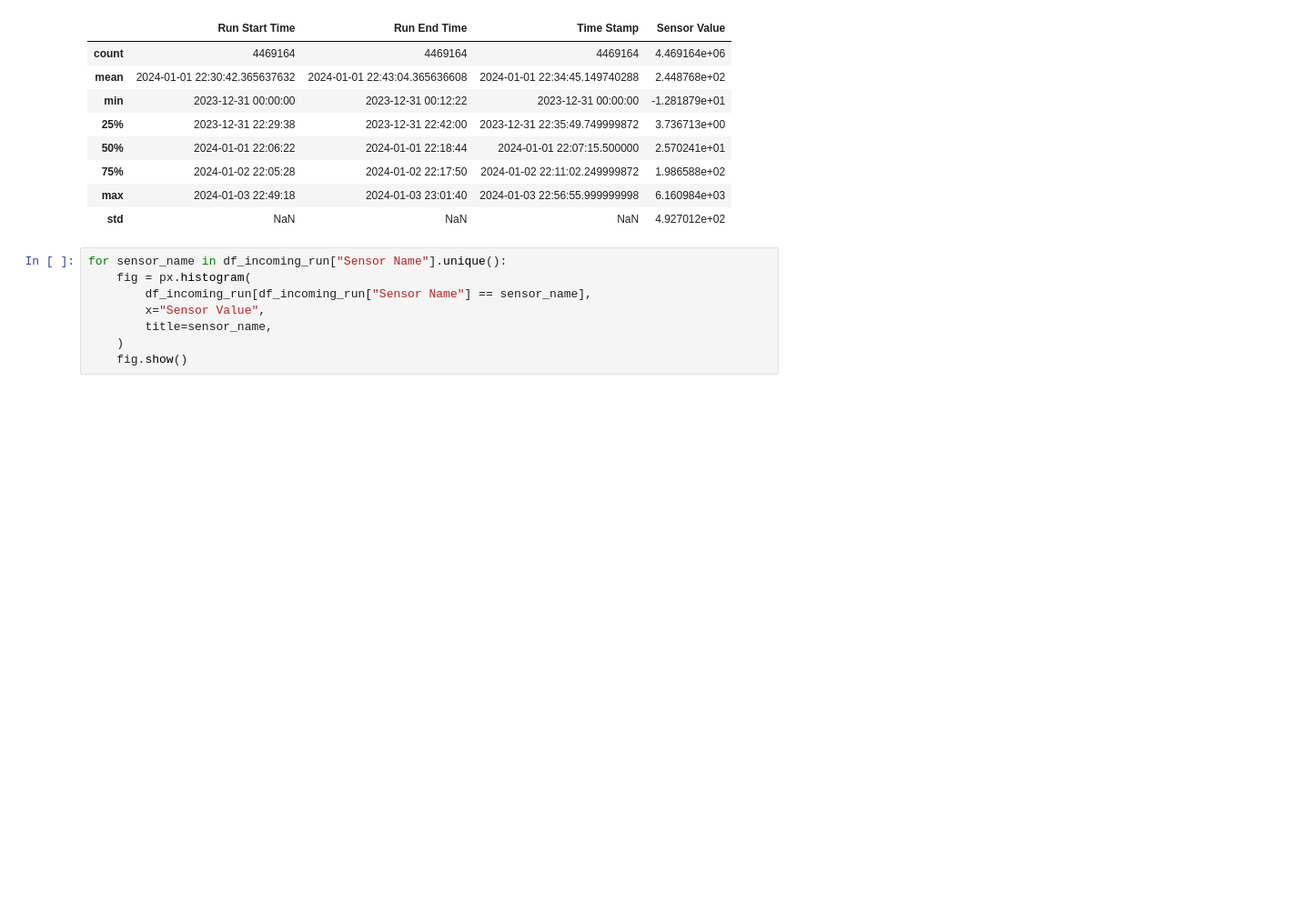
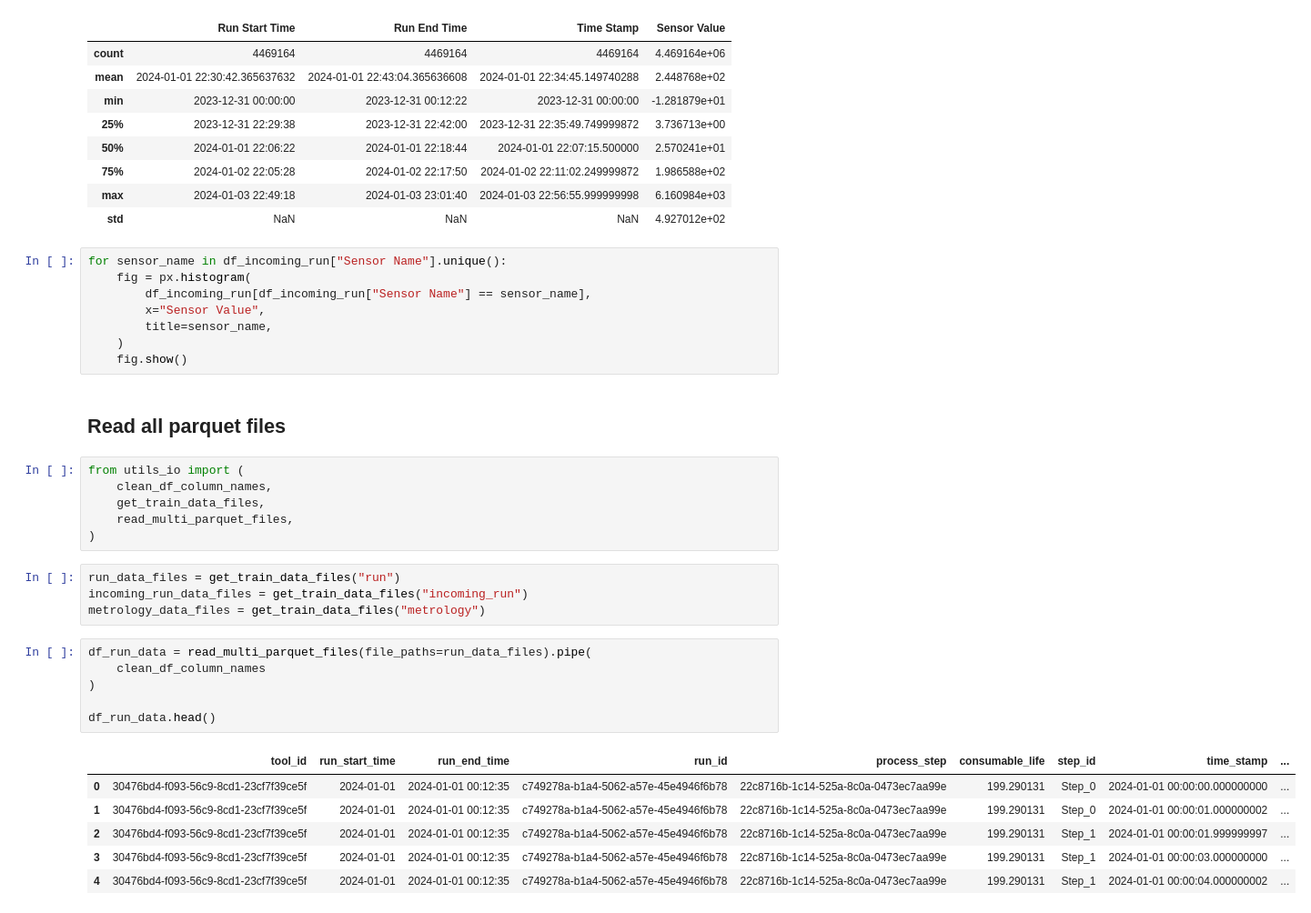
Before and after one commit to InsomaniacElf/Micron-AI-Challenge, a Jupyter notebook: 0_eda.ipynb, the cells around one changed output. Shown at 91% size. Saved outputs shown, nothing was run; the diff lists cells and outputs as text; blank space fills up the shorter version.

```diff
--- a/0_eda.ipynb
+++ b/0_eda.ipynb
@@ -55,3 +57,28 @@ for sensor_name in df_incoming_run["Sensor Name"].unique():
         title=sensor_name,
     )
     fig.show()
+# %% [markdown]
+## Read all parquet files
+# %%
+from utils_io import (
+    clean_df_column_names,
+    get_train_data_files,
+    read_multi_parquet_files,
+)
+# %%
+run_data_files = get_train_data_files("run")
+incoming_run_data_files = get_train_data_files("incoming_run")
+metrology_data_files = get_train_data_files("metrology")
+# %%
+df_run_data = read_multi_parquet_files(file_paths=run_data_files).pipe(
+    clean_df_column_names
+)
+
+df_run_data.head()
+# %% [output]
+|  | tool_id | run_start_time | run_end_time | run_id | process_step | consumable_life | step_id | time_stamp | ... |
+| 0 | 30476bd4-f093-56c9-8cd1-23cf7f39ce5f | 2024-01-01 | 2024-01-01 00:12:35 | c749278a-b1a4-5062-a57e-45e4946f6b78 | 22c8716b-1c14-525a-8c0a-0473ec7aa99e | 199.290131 | Step_0 | 2024-01-01 00:00:00.000000000 | ... |
+| 1 | 30476bd4-f093-56c9-8cd1-23cf7f39ce5f | 2024-01-01 | 2024-01-01 00:12:35 | c749278a-b1a4-5062-a57e-45e4946f6b78 | 22c8716b-1c14-525a-8c0a-0473ec7aa99e | 199.290131 | Step_0 | 2024-01-01 00:00:01.000000002 | ... |
+| 2 | 30476bd4-f093-56c9-8cd1-23cf7f39ce5f | 2024-01-01 | 2024-01-01 00:12:35 | c749278a-b1a4-5062-a57e-45e4946f6b78 | 22c8716b-1c14-525a-8c0a-0473ec7aa99e | 199.290131 | Step_1 | 2024-01-01 00:00:01.999999997 | ... |
+| 3 | 30476bd4-f093-56c9-8cd1-23cf7f39ce5f | 2024-01-01 | 2024-01-01 00:12:35 | c749278a-b1a4-5062-a57e-45e4946f6b78 | 22c8716b-1c14-525a-8c0a-0473ec7aa99e | 199.290131 | Step_1 | 2024-01-01 00:00:03.000000000 | ... |
+| 4 | 30476bd4-f093-56c9-8cd1-23cf7f39ce5f | 2024-01-01 | 2024-01-01 00:12:35 | c749278a-b1a4-5062-a57e-45e4946f6b78 | 22c8716b-1c14-525a-8c0a-0473ec7aa99e | 199.290131 | Step_1 | 2024-01-01 00:00:04.000000002 | ... |
```
Also changed, not shown: parts of 9 cells of this notebook, 1 other file.
